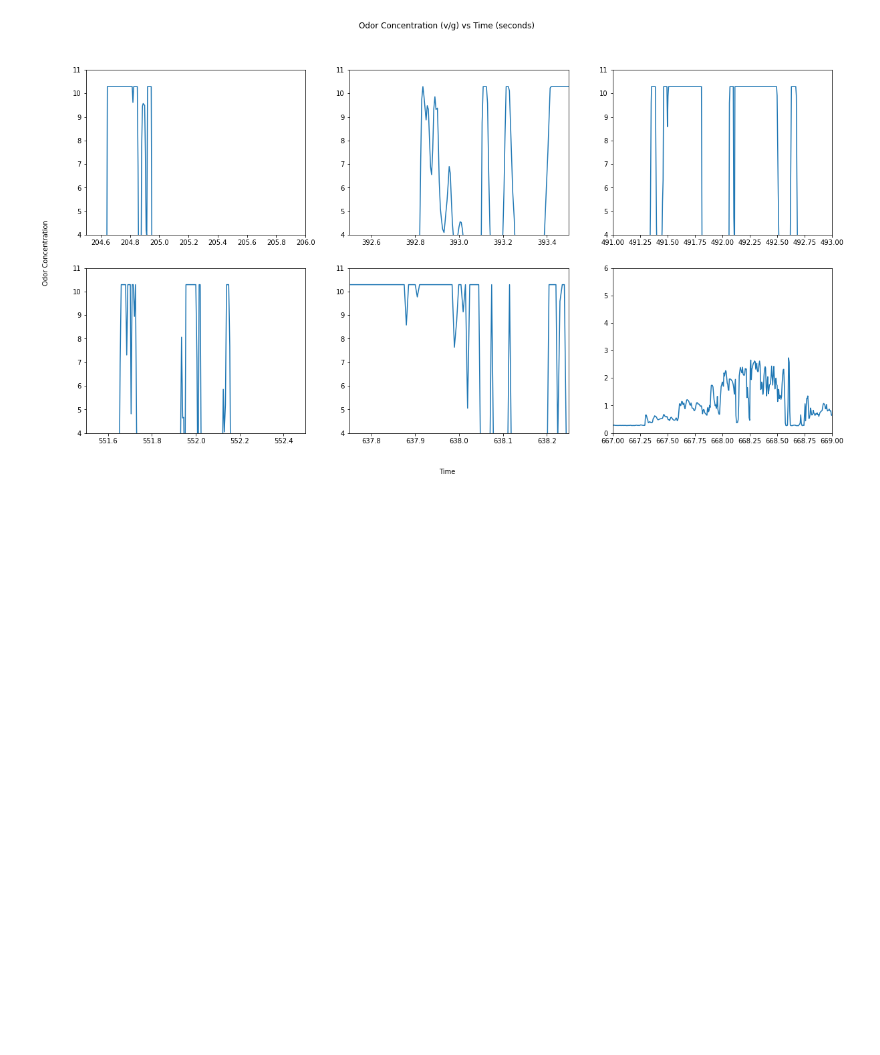
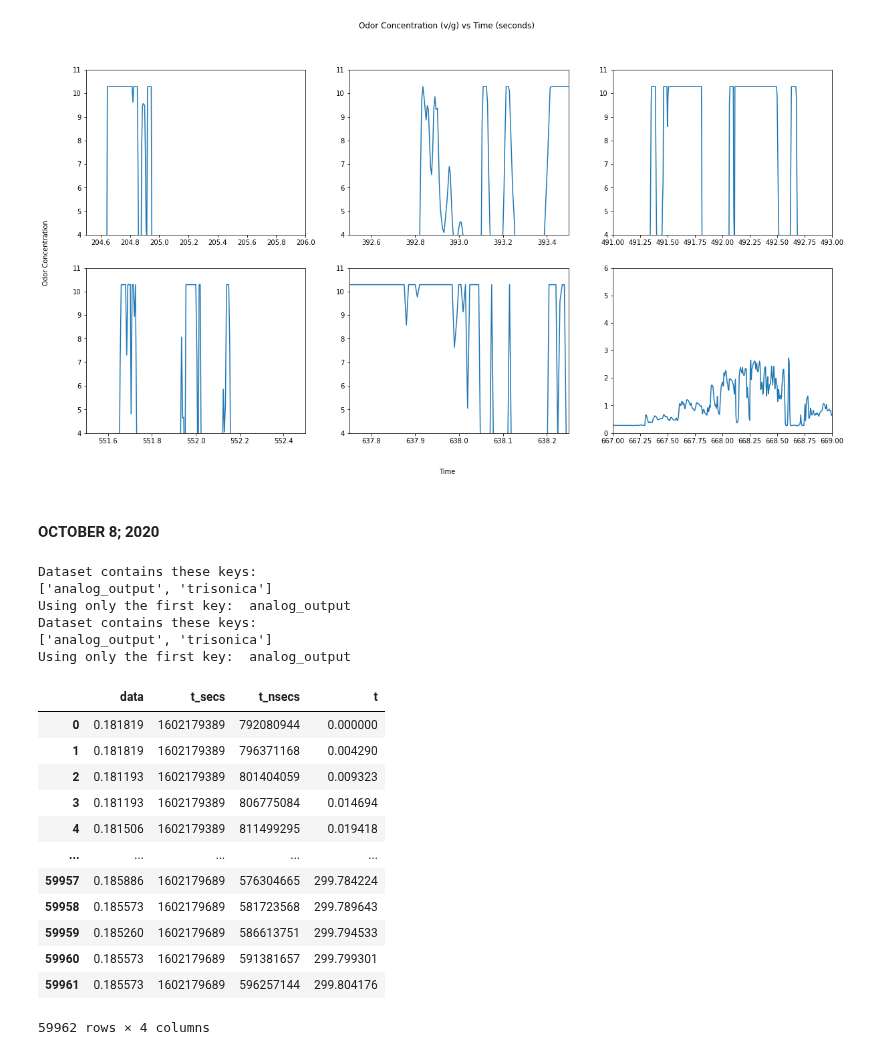
Before and after one commit to arunavanag591/odor_analysis, a Jupyter notebook: data_exploration/odor_analysis.ipynb, the cells around one changed output. Cells and saved outputs as stored; diff of their text form; code cells hidden in the pictures; blank space fills up the shorter version.

```diff
--- a/data_exploration/odor_analysis.ipynb
+++ b/data_exploration/odor_analysis.ipynb
@@ -151,3 +151,36 @@ fig.text(0.08, 0.5, 'Odor Concentration', va='center', rotation='vertical')
 # %% [output]
 Text(0.08, 0.5, 'Odor Concentration')
 [figure]
+# %% [markdown]
+#### OCTOBER 8; 2020
+# %%
+HighGainOdor = '/home/flybot/data/dataOctober/run1/October_0_odor.hdf5'
+LowGainOdor = '/home/flybot/data/dataOctober/run2/October_3_odor.hdf5'
+hgo = hp.uncooperative_hdf5(HighGainOdor)
+lgo = hp.uncooperative_hdf5(LowGainOdor)
+
+start_time_hgo=hgo.t[0]
+start_time_lgo=lgo.t[0]
+hgo.t=hgo.t-start_time_hgo
+lgo.t=lgo.t-start_time_lgo
+lgo
+# %% [output]
+Dataset contains these keys:
+['analog_output', 'trisonica']
+Using only the first key:  analog_output
+Dataset contains these keys:
+['analog_output', 'trisonica']
+Using only the first key:  analog_output
+|  | data | t_secs | t_nsecs | t |
+| 0 | 0.181819 | 1602179389 | 792080944 | 0.000000 |
+| 1 | 0.181819 | 1602179389 | 796371168 | 0.004290 |
+| 2 | 0.181193 | 1602179389 | 801404059 | 0.009323 |
+| 3 | 0.181193 | 1602179389 | 806775084 | 0.014694 |
+| 4 | 0.181506 | 1602179389 | 811499295 | 0.019418 |
+| ... | ... | ... | ... | ... |
+| 59957 | 0.185886 | 1602179689 | 576304665 | 299.784224 |
+| 59958 | 0.185573 | 1602179689 | 581723568 | 299.789643 |
+| 59959 | 0.185260 | 1602179689 | 586613751 | 299.794533 |
+| 59960 | 0.185573 | 1602179689 | 591381657 | 299.799301 |
+| 59961 | 0.185573 | 1602179689 | 596257144 | 299.804176 |
+59962 rows × 4 columns
```
Also changed, not shown: parts of 1 cell of this notebook, 1 other file.
